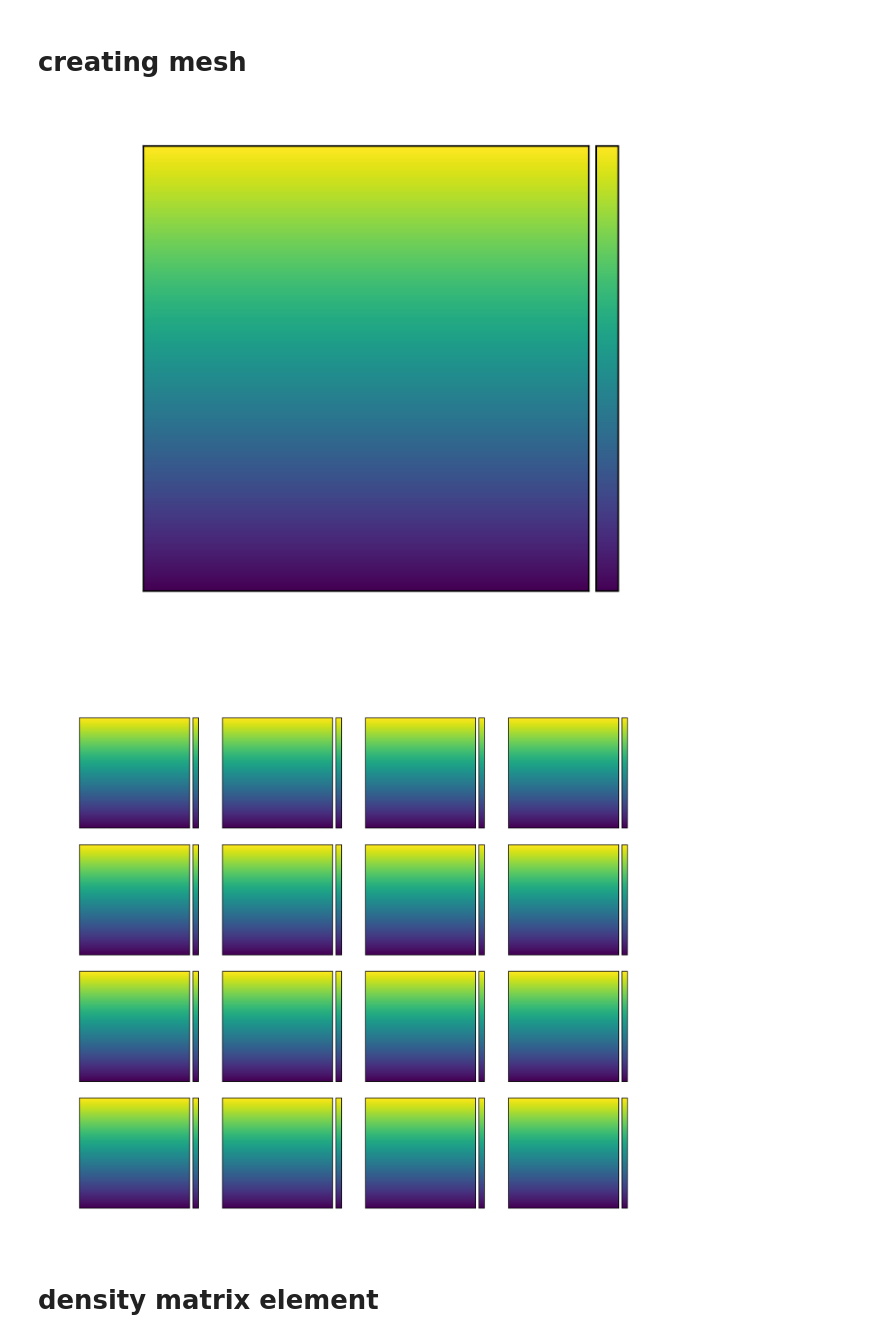
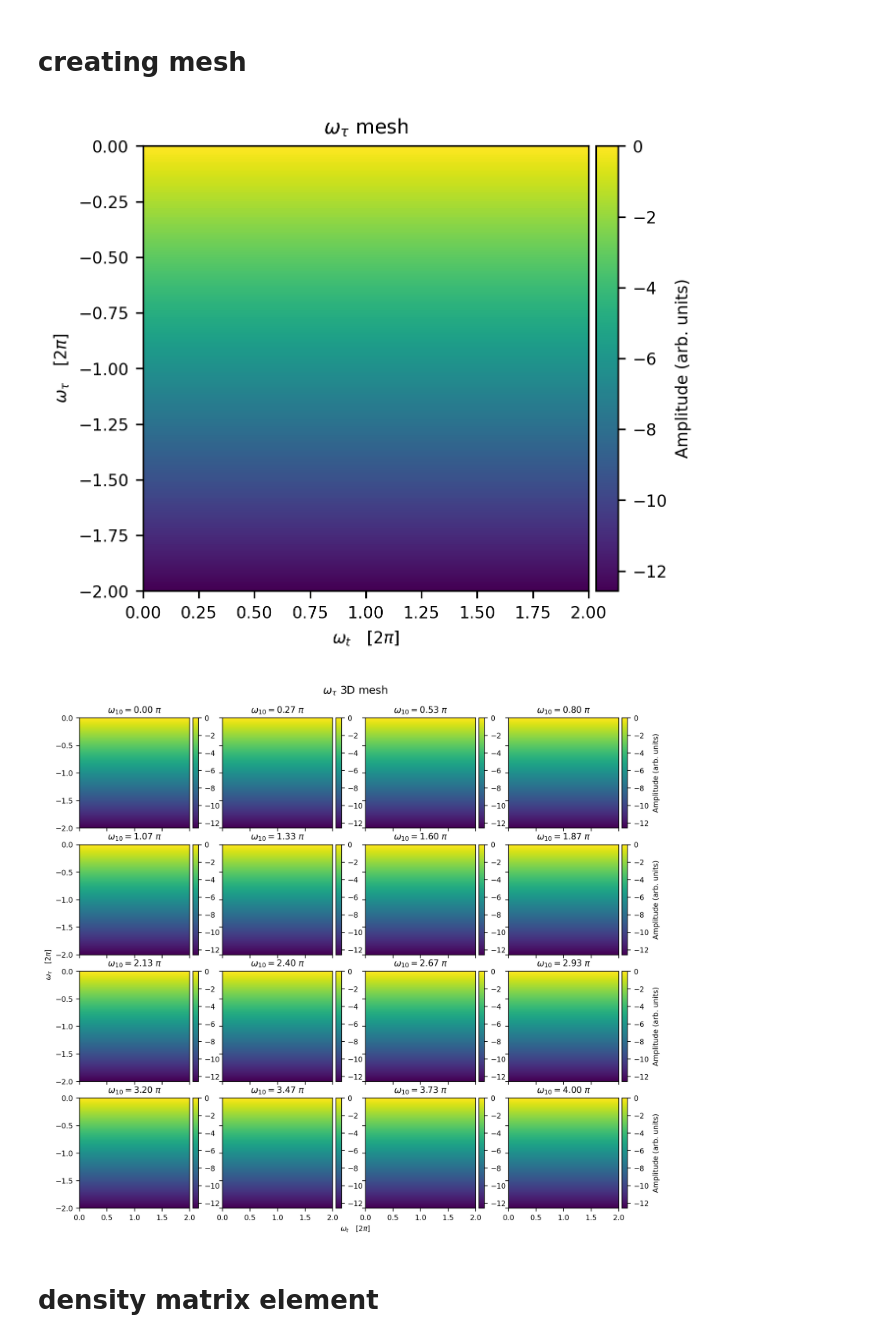
Before and after one commit to tommychinwj/HiddenSiVCenter, a Jupyter notebook: Figures3(a,b).ipynb, the cells around one changed output. Cells and saved outputs as stored; diff of their text form; code cells hidden in the pictures.

```diff
--- a/Figures3(a,b).ipynb
+++ b/Figures3(a,b).ipynb
@@ -12,7 +12,7 @@ import numba
 import scipy.integrate as spint
 # plt.style.use('seaborn-pastel')
 mpl.rcParams['font.family'] = 'sans-serif'
-COLOR = 'w'
+COLOR = 'k'
 mpl.rcParams['text.color'] = COLOR
 mpl.rcParams['axes.labelcolor'] = COLOR
 mpl.rcParams['xtick.color'] = COLOR
@@ -100,7 +100,10 @@ def slices_plots(
         im = ax.flatten()[i].imshow(
             databox[i].T,
             origin='lower',
-            extent=(min(omega_t / 2. / np.pi ), max(omega_t / 2. / np.pi ), min(omega_tau / 2. / np.pi ), max(omega_tau / 2. / np.pi ))
+            extent=(min(omega_t / 2. / np.pi),
+                    max(omega_t / 2. / np.pi),
+                    min(omega_tau / 2. / np.pi),
+                    max(omega_tau / 2. / np.pi))
         )
         ax.flatten()[i].set_title(titles[i])
 
@@ -143,21 +146,29 @@ omega_t = np.linspace(0., 4.*np.pi, 200)
 omega_tau = np.linspace(-4.*np.pi, 0., 200)
 omega_t_mesh, omega_tau_mesh = np.meshgrid(omega_t, omega_tau, indexing='xy')
 plt.figure()
-im = plt.imshow(omega_tau_mesh, origin='lower', extent=(min(omega_t / 2. / np.pi ), max(omega_t / 2. / np.pi ), min(omega_tau / 2. / np.pi ), max(omega_tau / 2. / np.pi )))
+im = plt.imshow(omega_tau_mesh,
+                origin='lower',
+                extent=(min(omega_t / 2. / np.pi),
+                        max(omega_t / 2. / np.pi),
+                        min(omega_tau / 2. / np.pi),
+                        max(omega_tau / 2. / np.pi)))
 plt.xlabel(r'$\omega_t \quad [2 \pi] $')
 plt.ylabel(r'$\omega_\tau \quad [2 \pi] $')
 plt.title(r'$\omega_\tau$ mesh')
 colorbar(im)
 plt.show()
 # %% [output]
-[figure, old version]
+[figure, new version]
 # %%
 omega_10_vals = np.linspace(0. , 4. * np.pi, 16)
-omega_10_3Dmesh, omega_t_3Dmesh, omega_tau_3Dmesh = np.meshgrid(omega_10_vals, omega_t, omega_tau, indexing='ij')
+omega_10_3Dmesh, omega_t_3Dmesh, omega_tau_3Dmesh = np.meshgrid(omega_10_vals,
+                                                                omega_t,
+                                                                omega_tau,
+                                                                indexing='ij')
 
 _ = slices_plots(omega_tau_3Dmesh, shared_title=r'$\omega_\tau$ 3D mesh')
 # %% [output]
-[figure, old version]
+[figure, new version]
 # %% [markdown]
 # density matrix element
 # %% [markdown]
```
Also changed, not shown: parts of 8 cells of this notebook.
